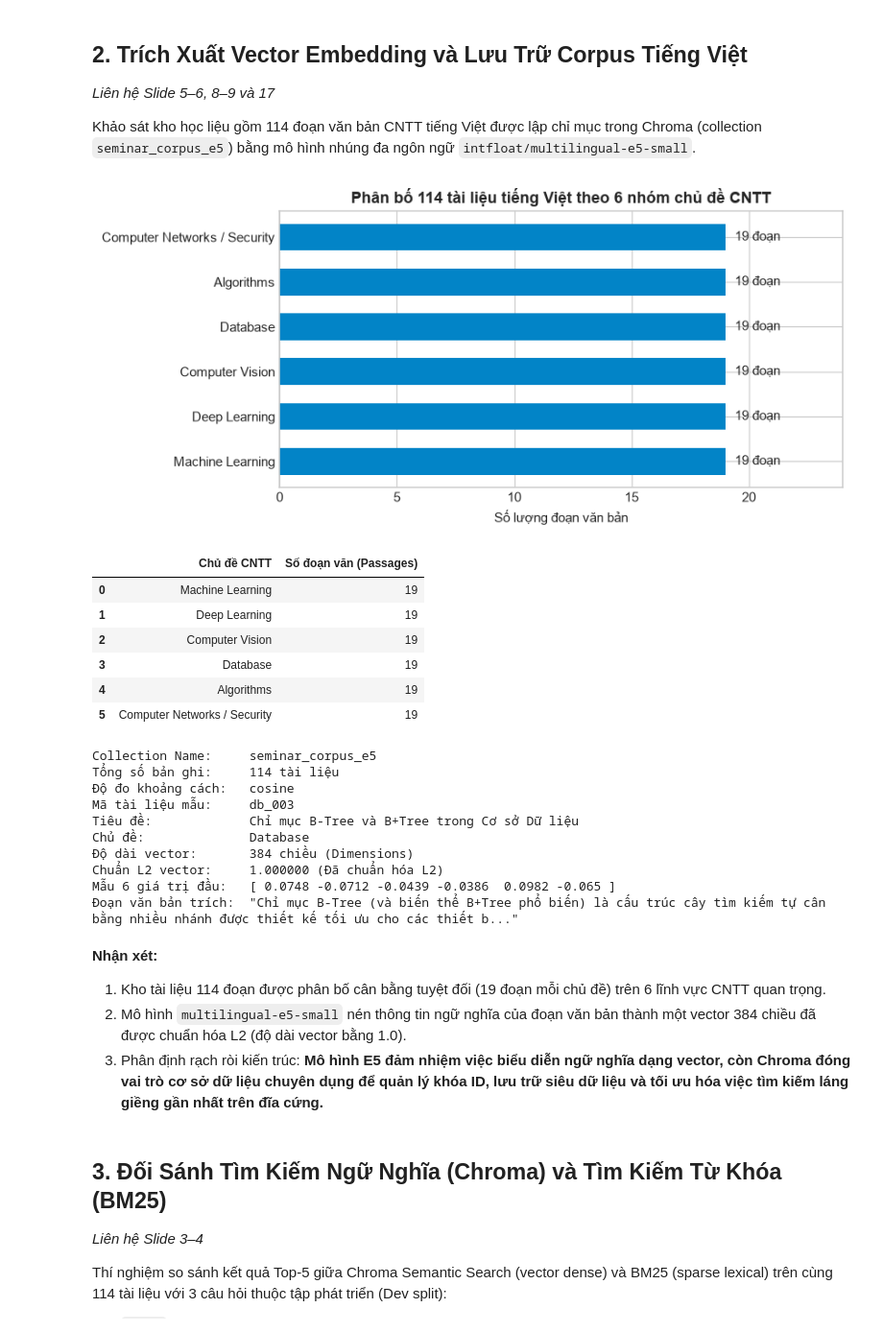
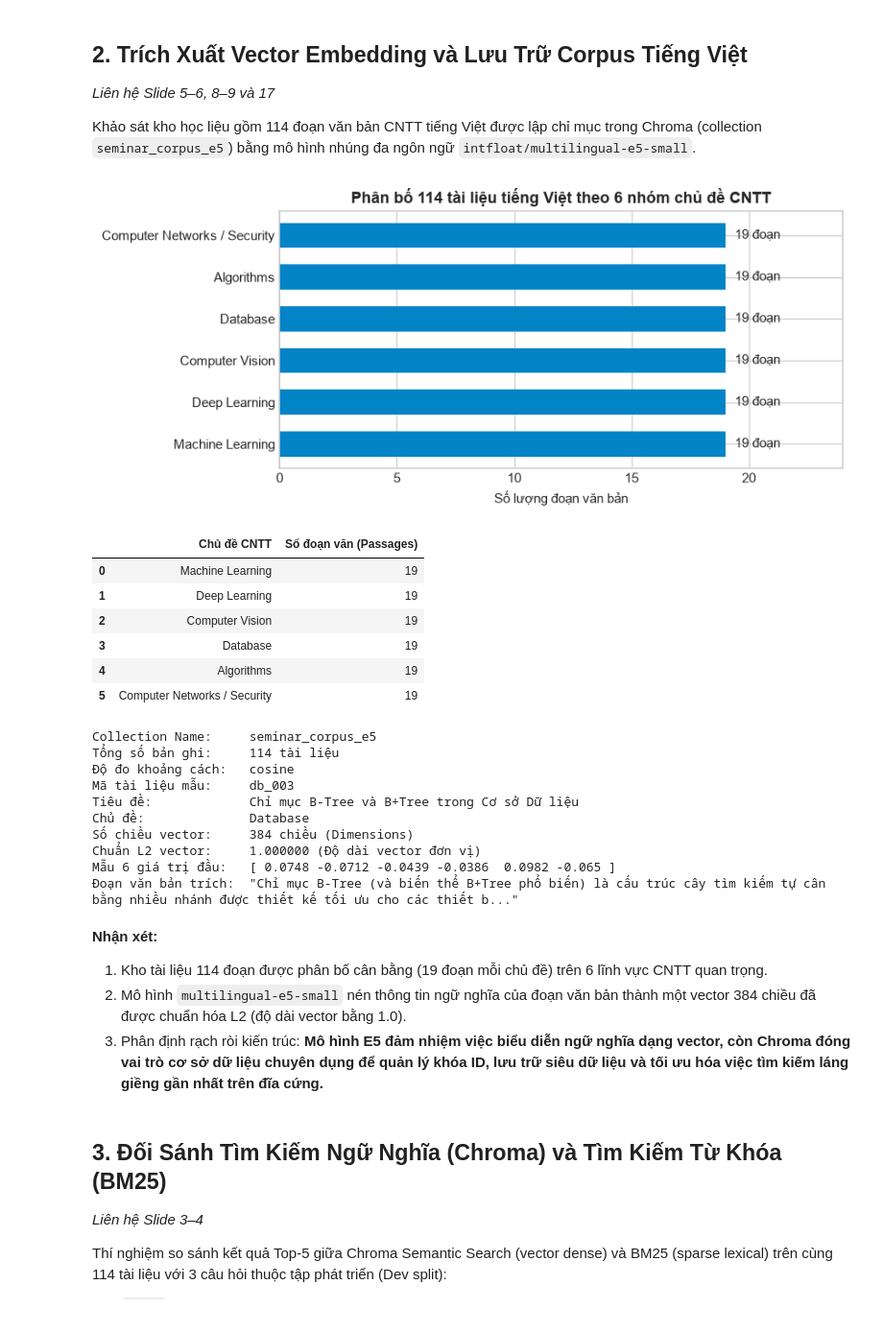
Before and after one commit to Irthn1311/PatternRecognition_Seminar, a Jupyter notebook: notebooks/Chroma_Seminar_Experiments.ipynb, the cells around one changed output. Shown at 96% size. Saved outputs shown, nothing was run; the diff lists cells and outputs as text; code cells hidden in the pictures.

```diff
--- a/notebooks/Chroma_Seminar_Experiments.ipynb
+++ b/notebooks/Chroma_Seminar_Experiments.ipynb
@@ -145,32 +144,32 @@ plt.show()
 
 Khảo sát kho học liệu gồm 114 đoạn văn bản CNTT tiếng Việt được lập chỉ mục trong Chroma (collection `seminar_corpus_e5`) bằng mô hình nhúng đa ngôn ngữ `intfloat/multilingual-e5-small`.
 # %%
-# 1. Đọc corpus và thống kê phân bố theo chủ đề
+# Đọc corpus và thống kê phân bố theo chủ đề
 docs = []
 with open(PROJECT_ROOT / 'data/corpus/documents.jsonl', 'r', encoding='utf-8') as f:
     for line in f:
         if line.strip():
             docs.append(json.loads(line))
 
 df_corpus = pd.DataFrame(docs)
 topic_counts = df_corpus['topic'].value_counts().reset_index()
 topic_counts.columns = ['Chủ đề CNTT', 'Số đoạn văn (Passages)']
 
-# 2. Vẽ biểu đồ phân bố chủ đề
-fig, ax = plt.subplots(figsize=(8, 3.8))
+# Vẽ biểu đồ phân bố chủ đề
+fig, ax = plt.subplots(figsize=(8, 3.6))
 bars = ax.barh(topic_counts['Chủ đề CNTT'], topic_counts['Số đoạn văn (Passages)'], color='#0284C7', height=0.6)
 ax.set_xlabel('Số lượng đoạn văn bản')
 ax.set_title('Phân bố 114 tài liệu tiếng Việt theo 6 nhóm chủ đề CNTT', fontsize=12, fontweight='bold')
 ax.set_xlim(0, 24)
 for bar in bars:
     w = bar.get_width()
     ax.text(w + 0.4, bar.get_y() + bar.get_height() / 2, f'{int(w)} đoạn', va='center', fontsize=10)
 plt.tight_layout()
 plt.show()
 
 topic_counts
 # %% [output]
-[figure, old version]
+[figure, new version]
 |  | Chủ đề CNTT | Số đoạn văn (Passages) |
 | 0 | Machine Learning | 19 |
 | 1 | Deep Learning | 19 |
@@ -184,7 +183,7 @@ client = chromadb.PersistentClient(path=str(PROJECT_ROOT / 'chroma_db'))
 col = client.get_collection(name='seminar_corpus_e5')
 total_records = col.count()
 
-# Lấy tài liệu db_003 (Chỉ mục B-Tree)
+# Lấy tài liệu mẫu db_003 (Chỉ mục B-Tree)
 sample_record = col.get(ids=['db_003'], include=['embeddings', 'documents', 'metadatas'])
 sample_meta = sample_record['metadatas'][0]
 sample_vec = np.array(sample_record['embeddings'][0])
@@ -195,8 +194,8 @@ print(f'Độ đo khoảng cách:   {col.metadata.get("hnsw:space", "cosine")}')
 print(f'Mã tài liệu mẫu:     db_003')
 print(f'Tiêu đề:             {sample_meta.get("title")}')
 print(f'Chủ đề:              {sample_meta.get("topic")}')
-print(f'Độ dài vector:       {len(sample_vec)} chiều (Dimensions)')
-print(f'Chuẩn L2 vector:     {np.linalg.norm(sample_vec):.6f} (Đã chuẩn hóa L2)')
+print(f'Số chiều vector:     {len(sample_vec)} chiều (Dimensions)')
+print(f'Chuẩn L2 vector:     {np.linalg.norm(sample_vec):.6f} (Độ dài vector đơn vị)')
 print(f'Mẫu 6 giá trị đầu:   {np.round(sample_vec[:6], 4)}')
 print(f'Đoạn văn bản trích:  "{sample_record["documents"][0][:130]}..."')
 # %% [output]
@@ -206,13 +205,13 @@ Tổng số bản ghi:     114 tài liệu
 Mã tài liệu mẫu:     db_003
 Tiêu đề:             Chỉ mục B-Tree và B+Tree trong Cơ sở Dữ liệu
 Chủ đề:              Database
-Độ dài vector:       384 chiều (Dimensions)
-Chuẩn L2 vector:     1.000000 (Đã chuẩn hóa L2)
+Số chiều vector:     384 chiều (Dimensions)
+Chuẩn L2 vector:     1.000000 (Độ dài vector đơn vị)
 Mẫu 6 giá trị đầu:   [ 0.0748 -0.0712 -0.0439 -0.0386  0.0982 -0.065 ]
 Đoạn văn bản trích:  "Chỉ mục B-Tree (và biến thể B+Tree phổ biến) là cấu trúc cây tìm kiếm tự cân bằng nhiều nhánh được thiết kế tối ưu cho các thiết b..."
 # %% [markdown]
 **Nhận xét:**
-1. Kho tài liệu 114 đoạn được phân bố cân bằng tuyệt đối (19 đoạn mỗi chủ đề) trên 6 lĩnh vực CNTT quan trọng.
+1. Kho tài liệu 114 đoạn được phân bố cân bằng (19 đoạn mỗi chủ đề) trên 6 lĩnh vực CNTT quan trọng.
 2. Mô hình `multilingual-e5-small` nén thông tin ngữ nghĩa của đoạn văn bản thành một vector 384 chiều đã được chuẩn hóa L2 (độ dài vector bằng 1.0).
 3. Phân định rạch ròi kiến trúc: **Mô hình E5 đảm nhiệm việc biểu diễn ngữ nghĩa dạng vector, còn Chroma đóng vai trò cơ sở dữ liệu chuyên dụng để quản lý khóa ID, lưu trữ siêu dữ liệu và tối ưu hóa việc tìm kiếm láng giềng gần nhất trên đĩa cứng.**
 # %% [markdown]
```
Also changed, not shown: parts of 13 cells of this notebook, 1 other file.
